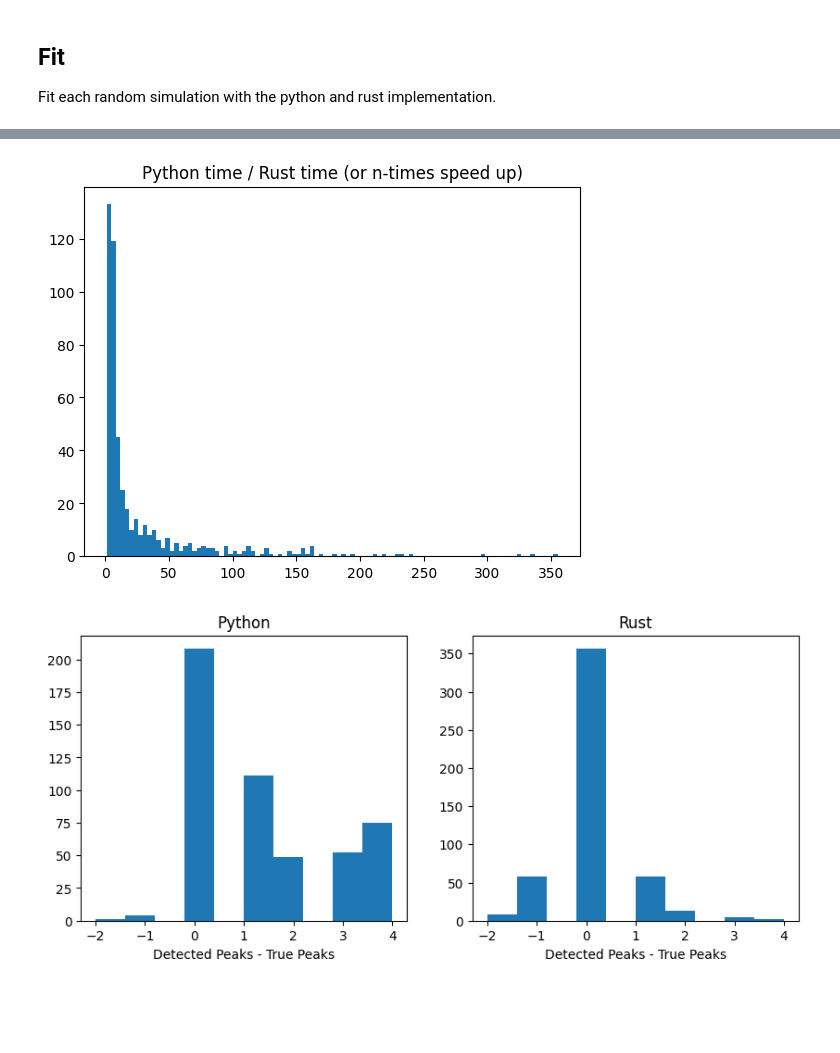
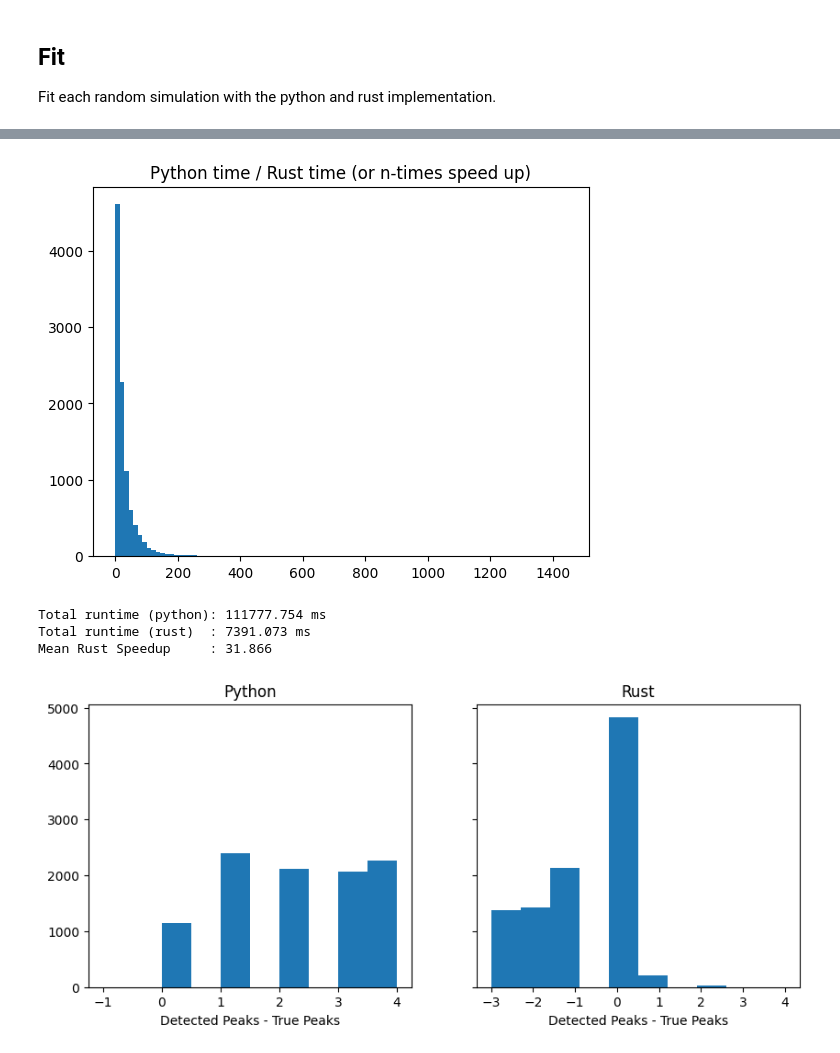
Before and after one commit to ryanhammonds/specparam-rs, a Jupyter notebook: examples/01_performance_test.ipynb, the cells around one changed output, grey strips where cells are left out. Saved outputs shown, nothing was run; the diff lists cells and outputs as text; code cells hidden in the pictures; blank space fills up the shorter version.

Commit message:
expand simulations to n=100000 & increase noise range

```diff
--- a/examples/01_performance_test.ipynb
+++ b/examples/01_performance_test.ipynb
@@ -40,18 +36,21 @@ def gen_params(freqs, seed):
     powers_pe = np.zeros(len(freqs))
 
     if n_osc > 0:
-        ctr = [
+        ctr = np.array([
             np.random.choice(np.linspace(5, 10, 21)),
             np.random.choice(np.linspace(20, 30, 21)),
-            np.random.choice(np.linspace(50, 80, 21))
-        ]
+            np.random.choice(np.linspace(40, 50, 21))
+        ])
+
+        np.random.shuffle(ctr)
+
         for n in range(n_osc):
             hgt = np.random.choice(np.linspace(.1, .5, 21))
             wid = np.random.choice(np.linspace(1, 3, 21))
             powers_pe += hgt * np.exp(-(freqs-ctr[n])**2 / (2*wid**2))
 
     # Noise
-    nlv = np.random.choice(np.linspace(.01, .02, 21))
+    nlv = np.random.choice(np.linspace(.001, .1, 21))
     noise = np.random.normal(0, nlv, len(freqs))
 
     # Combine
@@ -63,14 +62,14 @@ def gen_params(freqs, seed):
 
 Fit each random simulation with the python and rust implementation.
 # %%
-n = 500
+n = 10000
 
 freqs = np.arange(1, 101, dtype=float)
 rsq = np.zeros((n, 2))
 times = np.zeros((n, 2))
 n_peak_diff = np.zeros((n, 2))
 
-for i in range(n):
+for i in tqdm(range(n), total=n):
 
     powers, n_osc, ap_mode = gen_params(freqs, i)
 
@@ -81,7 +80,7 @@ for i in range(n):
 
     # Rust
     s = time.time_ns()
-    sp = SpecParam(max_n_peaks=4, aperiodic_mode=ap_mode, peak_threshold=2.5)
+    sp = SpecParam(max_n_peaks=4, aperiodic_mode=ap_mode, peak_threshold=2)
     res = sp.fit(freqs, powers)
     e = time.time_ns()
 
@@ -95,7 +94,7 @@ for i in range(n):
 
     # Python
     s = time.time_ns()
-    fm = FOOOF(max_n_peaks=4, aperiodic_mode=ap_mode_py, verbose=False, peak_threshold=2.5)
+    fm = FOOOF(max_n_peaks=4, aperiodic_mode=ap_mode_py, verbose=False, peak_threshold=2)
     fm.fit(freqs, powers)
     e = time.time_ns()
 
@@ -165,19 +164,27 @@ axes[1].set_xticks([1, 2], ['Python', 'Rust']);
 plt.title('Python time / Rust time (or n-times speed up)')
 plt.hist(times[:, 0] / times[:, 1], bins=100);
 # %% [output]
-[figure, old version]
+[figure, new version]
+# %%
+print(f'Total runtime (python): {times[:, 0].sum().round(3)} ms')
+print(f'Total runtime (rust)  : {times[:, 1].sum().round(3)} ms')
+
+print(f'Mean Rust Speedup     : {(times[:, 0]/times[:, 1]).mean().round(3)}')
+# %% [output]
+Total runtime (python): 111777.754 ms
+Total runtime (rust)  : 7391.073 ms
+Mean Rust Speedup     : 31.866
 # %%
-fig, axes = plt.subplots(ncols=2, figsize=(10, 4))
+fig, axes = plt.subplots(ncols=2, figsize=(10, 4), sharey=True)
 
 axes[0].hist(n_peak_diff[:, 0])
 
 axes[1].hist(n_peak_diff[:, 1]);
 
 axes[0].set_title("Python")
 axes[1].set_title("Rust")
 
 axes[0].set_xlabel("Detected Peaks - True Peaks")
-axes[1].set_xlabel("Detected Peaks - True Peaks
-                   ");
+axes[1].set_xlabel("Detected Peaks - True Peaks");
 # %% [output]
-[figure, old version]
+[figure, new version]
```
Also changed, not shown: parts of 5 cells of this notebook.
